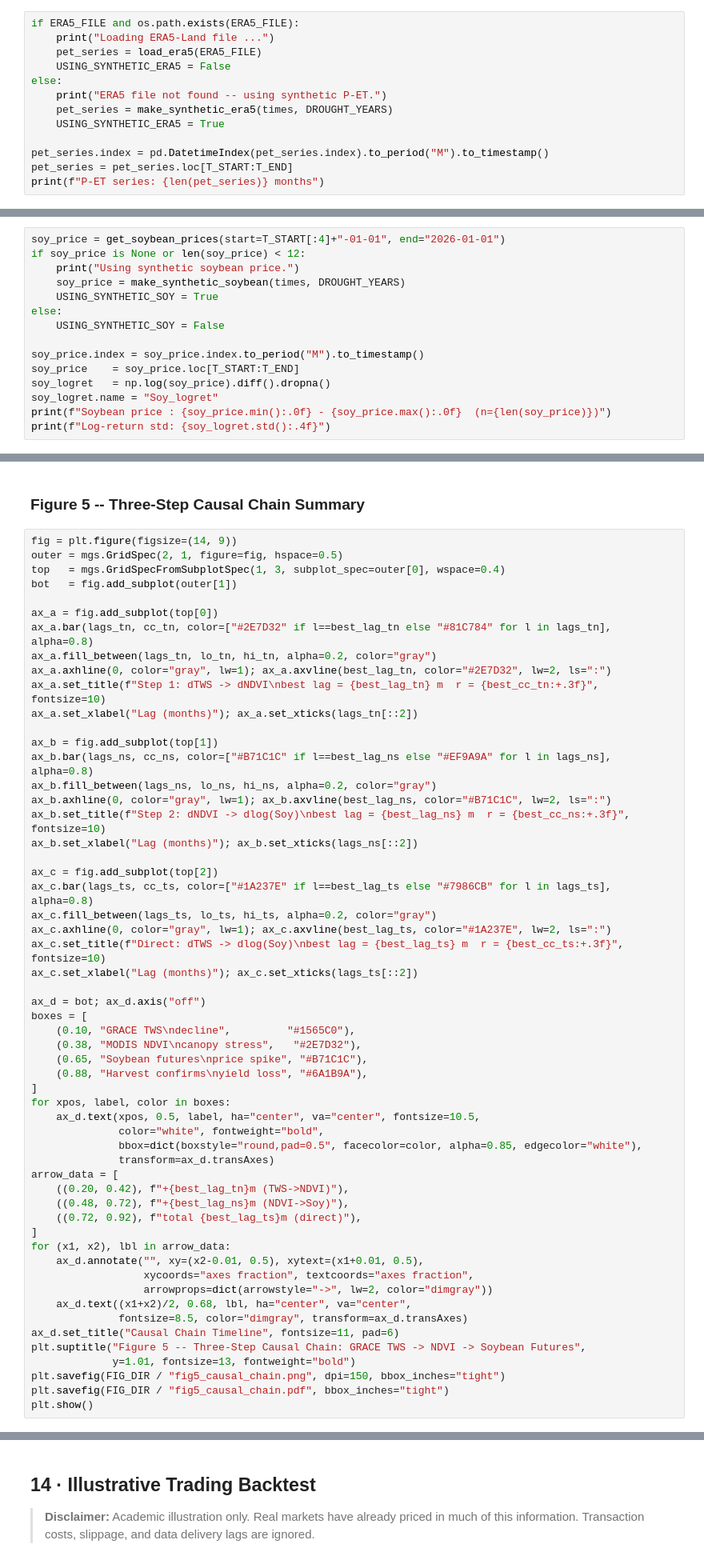
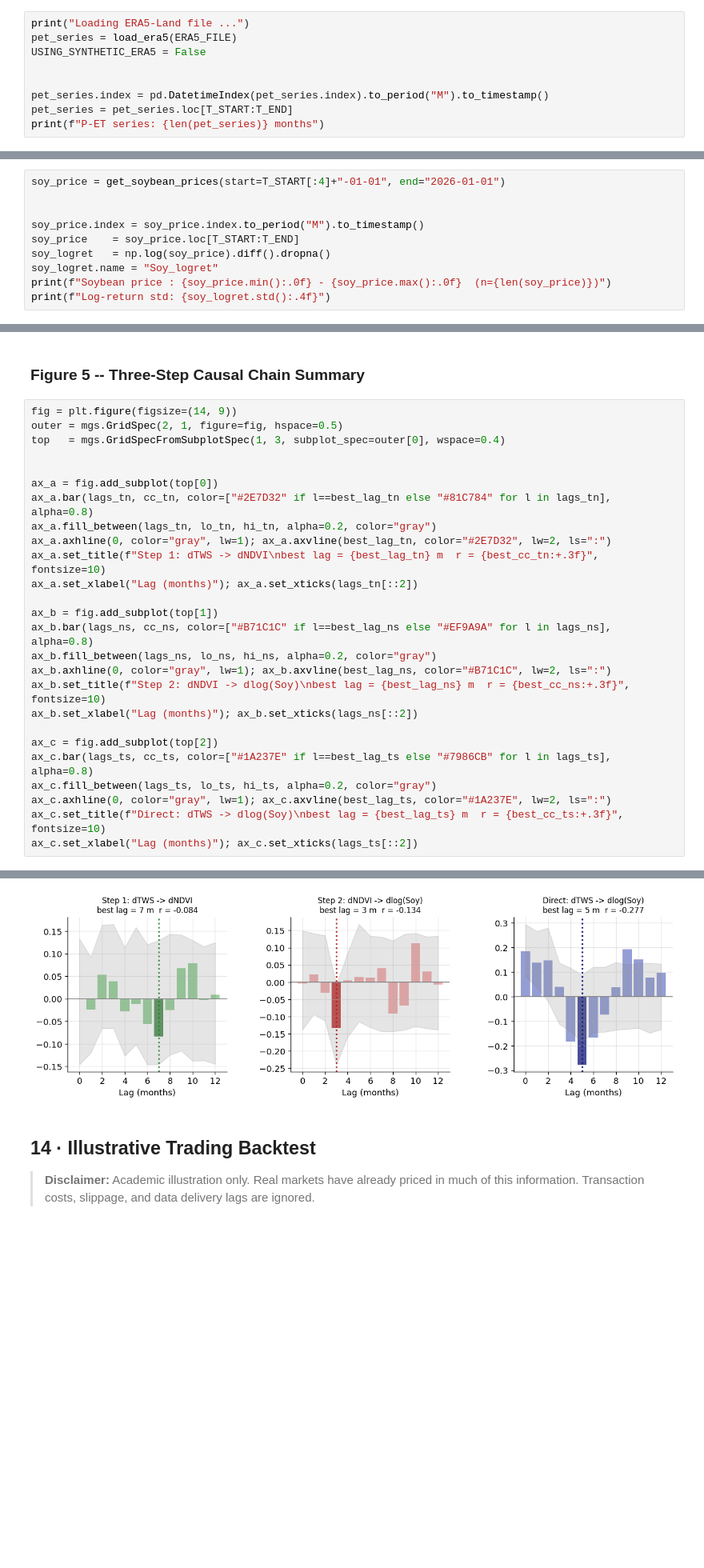
Before and after one commit to alpersam/Space-Data-Project, a Jupyter notebook: main.ipynb, the cells around one changed output, grey strips where cells are left out. Shown at 80% size. Saved outputs shown, nothing was run; the diff lists cells and outputs as text; blank space fills up the shorter version.

```diff
--- a/main.ipynb
+++ b/main.ipynb
@@ -151,14 +165,10 @@ eof_lons  = tws_region.lon.values
 
 Precipitation minus evapotranspiration: the atmospheric forcing driving TWS changes.
 # %%
-if ERA5_FILE and os.path.exists(ERA5_FILE):
-    print("Loading ERA5-Land file ...")
-    pet_series = load_era5(ERA5_FILE)
-    USING_SYNTHETIC_ERA5 = False
-else:
-    print("ERA5 file not found -- using synthetic P-ET.")
-    pet_series = make_synthetic_era5(times, DROUGHT_YEARS)
-    USING_SYNTHETIC_ERA5 = True
+print("Loading ERA5-Land file ...")
+pet_series = load_era5(ERA5_FILE)
+USING_SYNTHETIC_ERA5 = False
+
 
 pet_series.index = pd.DatetimeIndex(pet_series.index).to_period("M").to_timestamp()
 pet_series = pet_series.loc[T_START:T_END]
@@ -196,12 +209,7 @@ print(f"NDVI: mean={ndvi_series.mean():.3f}  std={ndvi_series.std():.3f}")
 Monthly close price downloaded from Yahoo Finance. Log-returns used for stationarity.
 # %%
 soy_price = get_soybean_prices(start=T_START[:4]+"-01-01", end="2026-01-01")
-if soy_price is None or len(soy_price) < 12:
-    print("Using synthetic soybean price.")
-    soy_price = make_synthetic_soybean(times, DROUGHT_YEARS)
-    USING_SYNTHETIC_SOY = True
-else:
-    USING_SYNTHETIC_SOY = False
+
 
 soy_price.index = soy_price.index.to_period("M").to_timestamp()
 soy_price    = soy_price.loc[T_START:T_END]
@@ -706,7 +842,7 @@ plt.show()
 fig = plt.figure(figsize=(14, 9))
 outer = mgs.GridSpec(2, 1, figure=fig, hspace=0.5)
 top   = mgs.GridSpecFromSubplotSpec(1, 3, subplot_spec=outer[0], wspace=0.4)
-bot   = fig.add_subplot(outer[1])
+
 
 ax_a = fig.add_subplot(top[0])
 ax_a.bar(lags_tn, cc_tn, color=["#2E7D32" if l==best_lag_tn else "#81C784" for l in lags_tn], alpha=0.8)
@@ -728,33 +864,4 @@ ax_c.fill_between(lags_ts, lo_ts, hi_ts, alpha=0.2, color="gray")
 ax_c.axhline(0, color="gray", lw=1); ax_c.axvline(best_lag_ts, color="#1A237E", lw=2, ls=":")
 ax_c.set_title(f"Direct: dTWS -> dlog(Soy)\nbest lag = {best_lag_ts} m  r = {best_cc_ts:+.3f}", fontsize=10)
 ax_c.set_xlabel("Lag (months)"); ax_c.set_xticks(lags_ts[::2])
-
-ax_d = bot; ax_d.axis("off")
-boxes = [
-    (0.10, "GRACE TWS\ndecline",         "#1565C0"),
-    (0.38, "MODIS NDVI\ncanopy stress",   "#2E7D32"),
-    (0.65, "Soybean futures\nprice spike", "#B71C1C"),
-    (0.88, "Harvest confirms\nyield loss", "#6A1B9A"),
-]
-for xpos, label, color in boxes:
-    ax_d.text(xpos, 0.5, label, ha="center", va="center", fontsize=10.5,
-              color="white", fontweight="bold",
-              bbox=dict(boxstyle="round,pad=0.5", facecolor=color, alpha=0.85, edgecolor="white"),
-              transform=ax_d.transAxes)
-arrow_data = [
-    ((0.20, 0.42), f"+{best_lag_tn}m (TWS->NDVI)"),
-    ((0.48, 0.72), f"+{best_lag_ns}m (NDVI->Soy)"),
-    ((0.72, 0.92), f"total {best_lag_ts}m (direct)"),
-]
-for (x1, x2), lbl in arrow_data:
-    ax_d.annotate("", xy=(x2-0.01, 0.5), xytext=(x1+0.01, 0.5),
-                  xycoords="axes fraction", textcoords="axes fraction",
-                  arrowprops=dict(arrowstyle="->", lw=2, color="dimgray"))
-    ax_d.text((x1+x2)/2, 0.68, lbl, ha="center", va="center",
-              fontsize=8.5, color="dimgray", transform=ax_d.transAxes)
-ax_d.set_title("Causal Chain Timeline", fontsize=11, pad=6)
-plt.suptitle("Figure 5 -- Three-Step Causal Chain: GRACE TWS -> NDVI -> Soybean Futures",
-             y=1.01, fontsize=13, fontweight="bold")
-plt.savefig(FIG_DIR / "fig5_causal_chain.png", dpi=150, bbox_inches="tight")
-plt.savefig(FIG_DIR / "fig5_causal_chain.pdf", bbox_inches="tight")
-plt.show()
+# %% [output]
@@ -761,3 +875,4 @@ plt.show()
+[figure, added]
 # %% [markdown]
 ## 14 · Illustrative Trading Backtest
 
```
Also changed, not shown: parts of 27 cells of this notebook, 14 other files.
